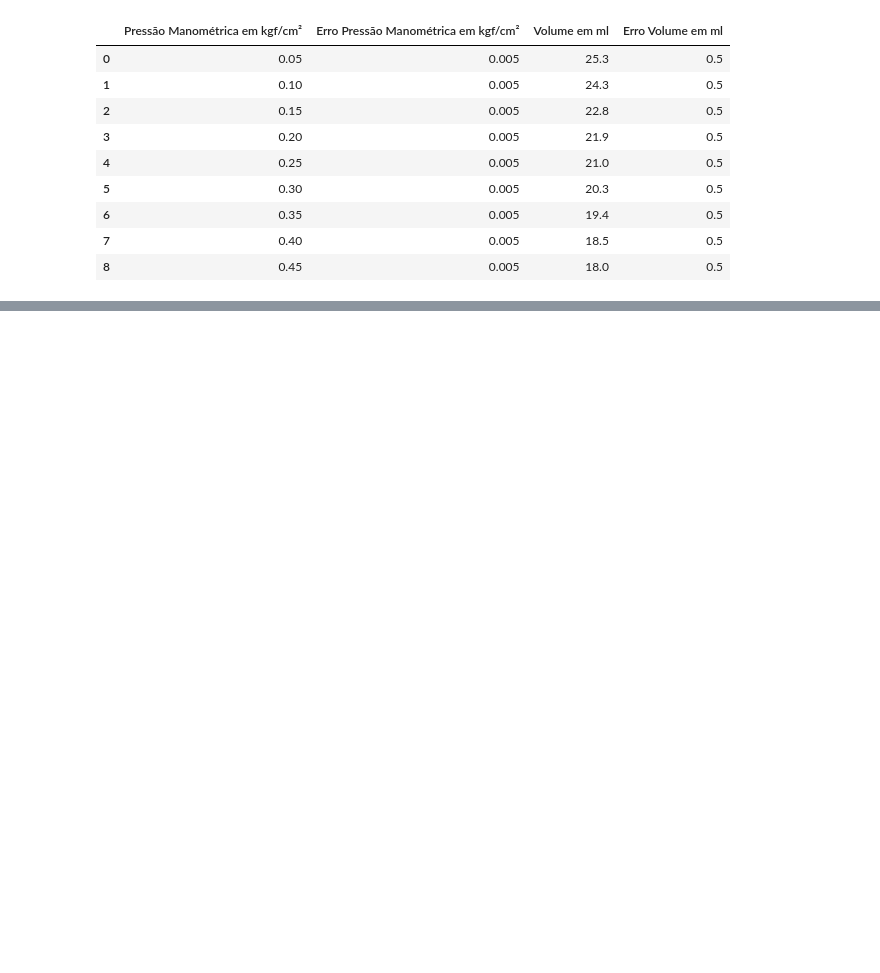
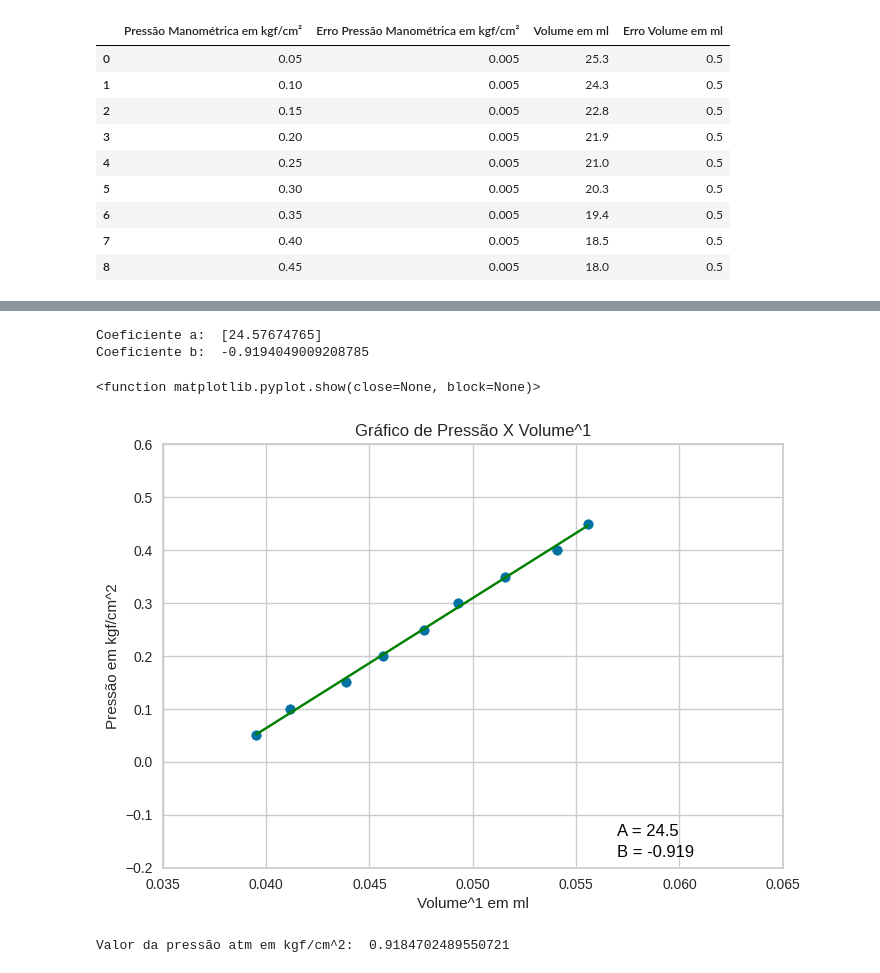
Before and after one commit to Lucas-Andrade-Projetos/codes-deduction-Universal-gas-constant, a Jupyter notebook: Artigo_Projeto_1.ipynb, the cells around one changed output, grey strips where cells are left out. Cells and saved outputs as stored; diff of their text form; code cells hidden in the pictures; blank space fills up the shorter version.

```diff
--- a/Artigo_Projeto_1.ipynb
+++ b/Artigo_Projeto_1.ipynb
@@ -85,0 +158,35 @@ Correlações entre os valores:  0.99889629224831
+# %%
+#Regressão Linear
+#formato de matriz com uma coluna a mais
+recip_vol2 = recip_vol.reshape(-1, 1)
+
+# Criação do modelo e treinamento (fit indica que o treinamento deve ser executado)
+modelo = LinearRegression()
+modelo.fit(recip_vol2, list_ps)
+
+#inclinacao
+a = modelo.coef_
+#linha
+b = modelo.intercept_
+
+print('Coeficiente a: ', a)
+print('Coeficiente b: ', b)
+
+# Geração do gráfico com os pontos reais e as previsões
+plt.scatter(recip_vol2, list_ps)
+plt.plot(recip_vol2, modelo.predict(recip_vol2), color = 'green')
+#Arrumando legendas
+plt.text(0.057,-0.14,'A = 24.5', fontsize=12, color='black')
+plt.text(0.057,-0.18,'B = -0.919', fontsize=12, color='black')
+plt.ylim(-0.2, 0.60)
+plt.xlim(0.0350, 0.0650)
+plt.xlabel('Volume^1 em ml')
+plt.ylabel('Pressão em kgf/cm^2')
+plt.title('Gráfico de Pressão X Volume^1')
+plt.legend()
+#Mostrando gráfico
+plt.grid(True)
+plt.show
+#prevendo o volume para 0.500 de pressão
+#modelo.predict([[0.500]])
+# %% [output]
@@ -85,0 +194,10 @@ Correlações entre os valores:  0.99889629224831
+Coeficiente a:  [24.57674765]
+Coeficiente b:  -0.9194049009208785
+<function matplotlib.pyplot.show(close=None, block=None)>
+[figure, added]
+# %%
+#Main code Parte 3
+p_atm = p_atm(10000000000, a, b)
+print('Valor da pressão atm em kgf/cm^2: ', p_atm)
+# %% [output]
+Valor da pressão atm em kgf/cm^2:  0.9184702489550721
```
Also changed, not shown: parts of 5 cells of this notebook.
